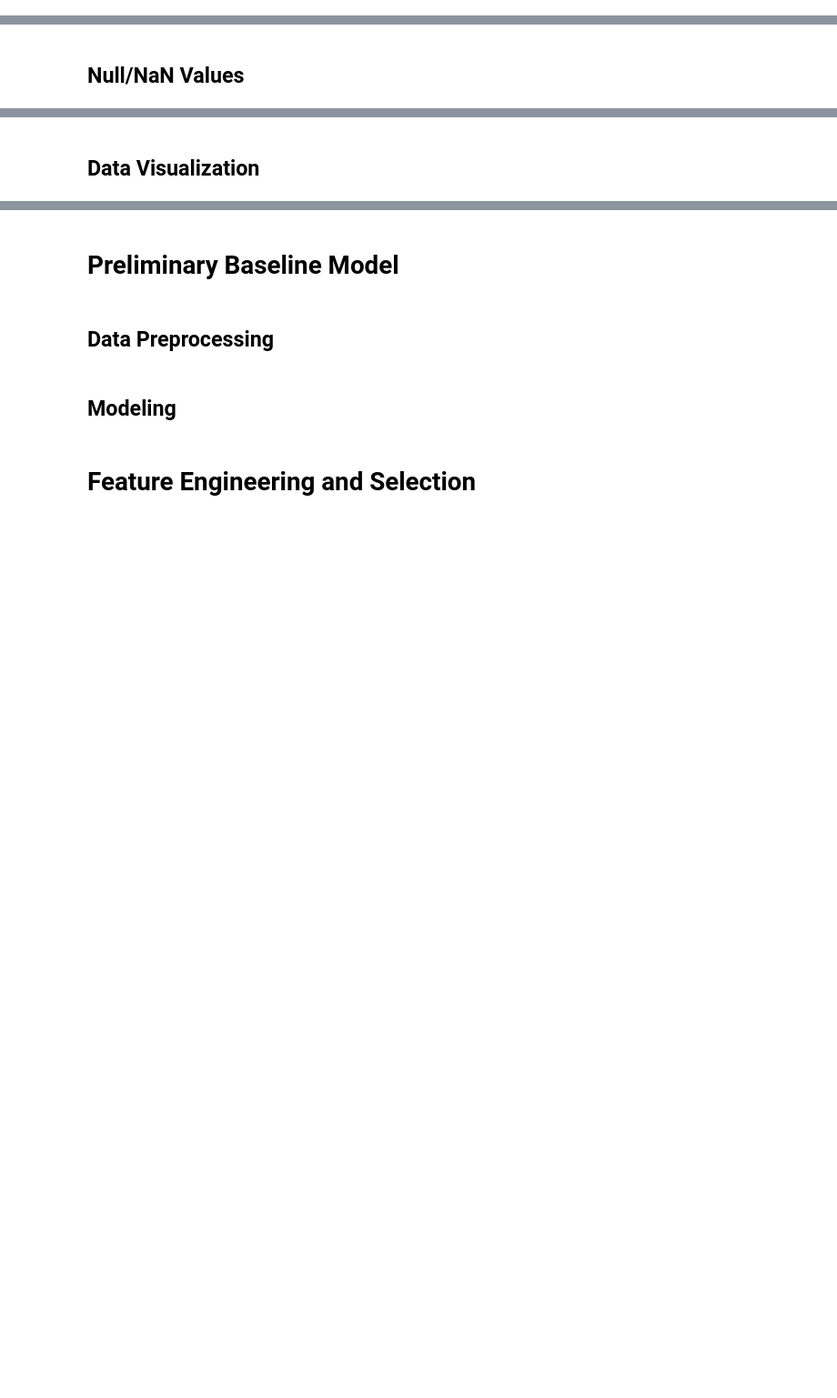
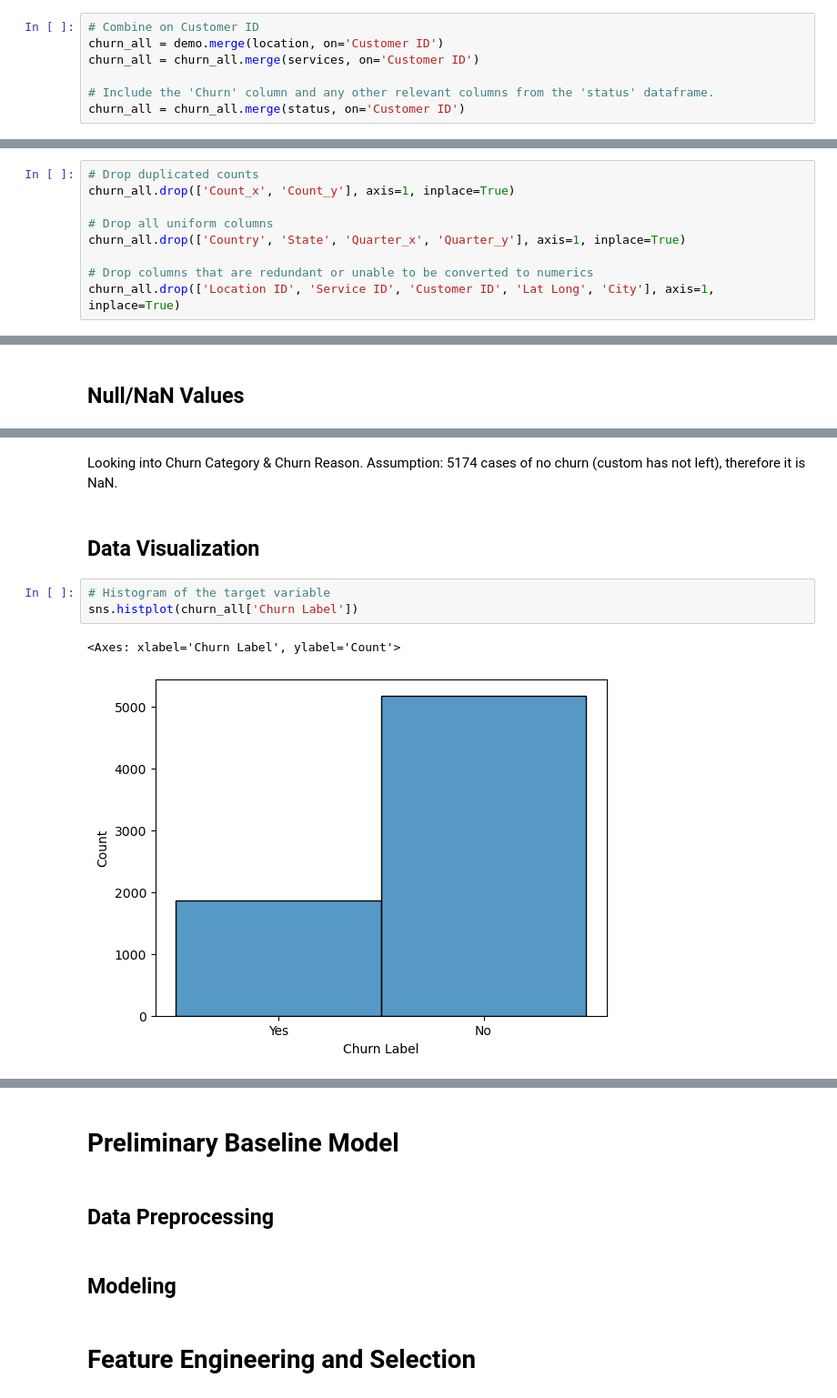
Before and after one commit to MxRaCohen/CustomerChurn, a Jupyter notebook: notebooks/Customer_Churn.ipynb, the cells around one changed output, grey strips where cells are left out. Shown at 91% size. Saved outputs shown, nothing was run; the diff lists cells and outputs as text; blank space fills up the shorter version.

Commit message:
Merge dataset & start visualizations

```diff
--- a/notebooks/Customer_Churn.ipynb
+++ b/notebooks/Customer_Churn.ipynb
@@ -44,0 +50,7 @@ churn = pd.read_excel('data/Telco_customer_churn.xlsx')
+# %%
+# Combine on Customer ID
+churn_all = demo.merge(location, on='Customer ID')
+churn_all = churn_all.merge(services, on='Customer ID')
+
+# Include the 'Churn' column and any other relevant columns from the 'status' dataframe.
+churn_all = churn_all.merge(status, on='Customer ID')
@@ -45,3 +59,12 @@ churn = pd.read_excel('data/Telco_customer_churn.xlsx')
+# %%
+# Drop duplicated counts
+churn_all.drop(['Count_x', 'Count_y'], axis=1, inplace=True)
+
+# Drop all uniform columns
+churn_all.drop(['Country', 'State', 'Quarter_x', 'Quarter_y'], axis=1, inplace=True)
+
+# Drop columns that are redundant or unable to be converted to numerics
+churn_all.drop(['Location ID', 'Service ID', 'Customer ID', 'Lat Long', 'City'], axis=1, inplace=True)
 # %% [markdown]
 # Exploratory Data Analysis (EDA)
 # %% [markdown]
@@ -51,2 +135,11 @@ churn = pd.read_excel('data/Telco_customer_churn.xlsx')
+# %% [markdown]
+Looking into Churn Category & Churn Reason.
+Assumption: 5174 cases of no churn (custom has not left), therefore it is NaN.
 # %% [markdown]
 ## Data Visualization
+# %%
+# Histogram of the target variable
+sns.histplot(churn_all['Churn Label'])
+# %% [output]
+<Axes: xlabel='Churn Label', ylabel='Count'>
+[figure, added]
```
Also changed, not shown: parts of 12 cells of this notebook.
